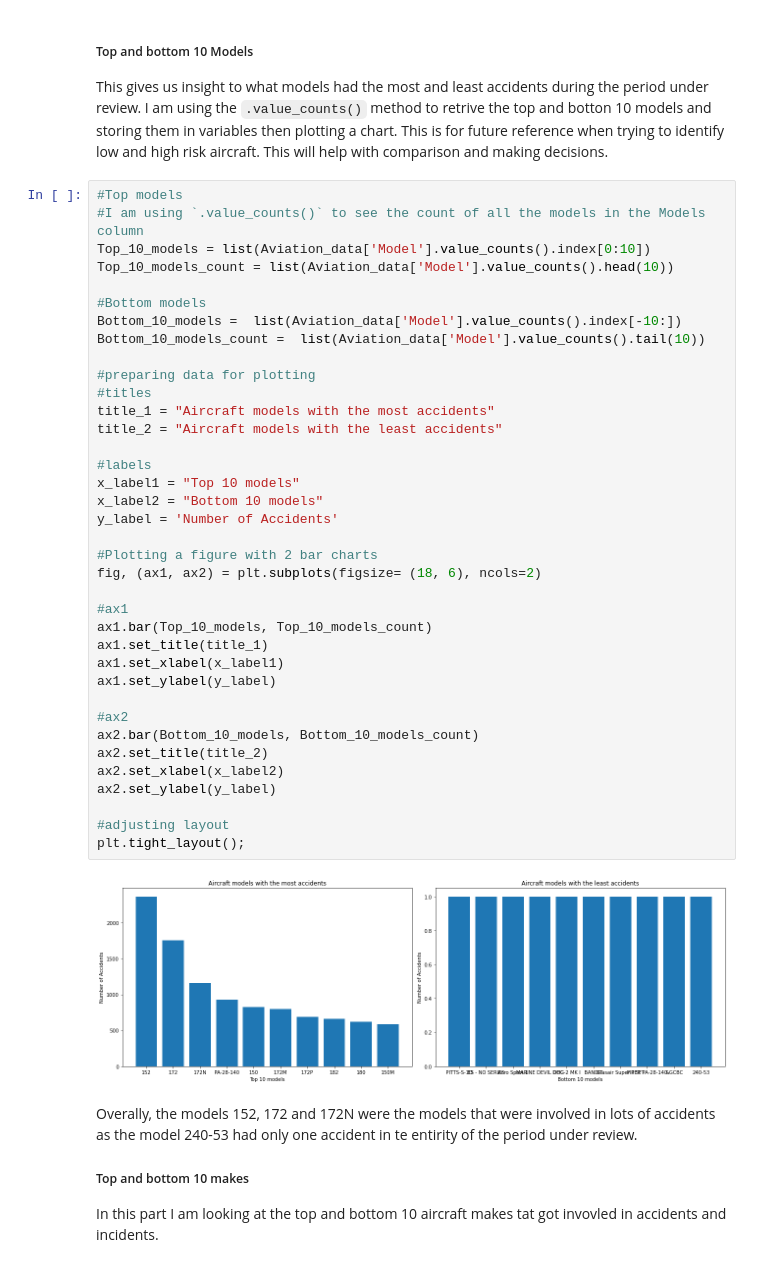
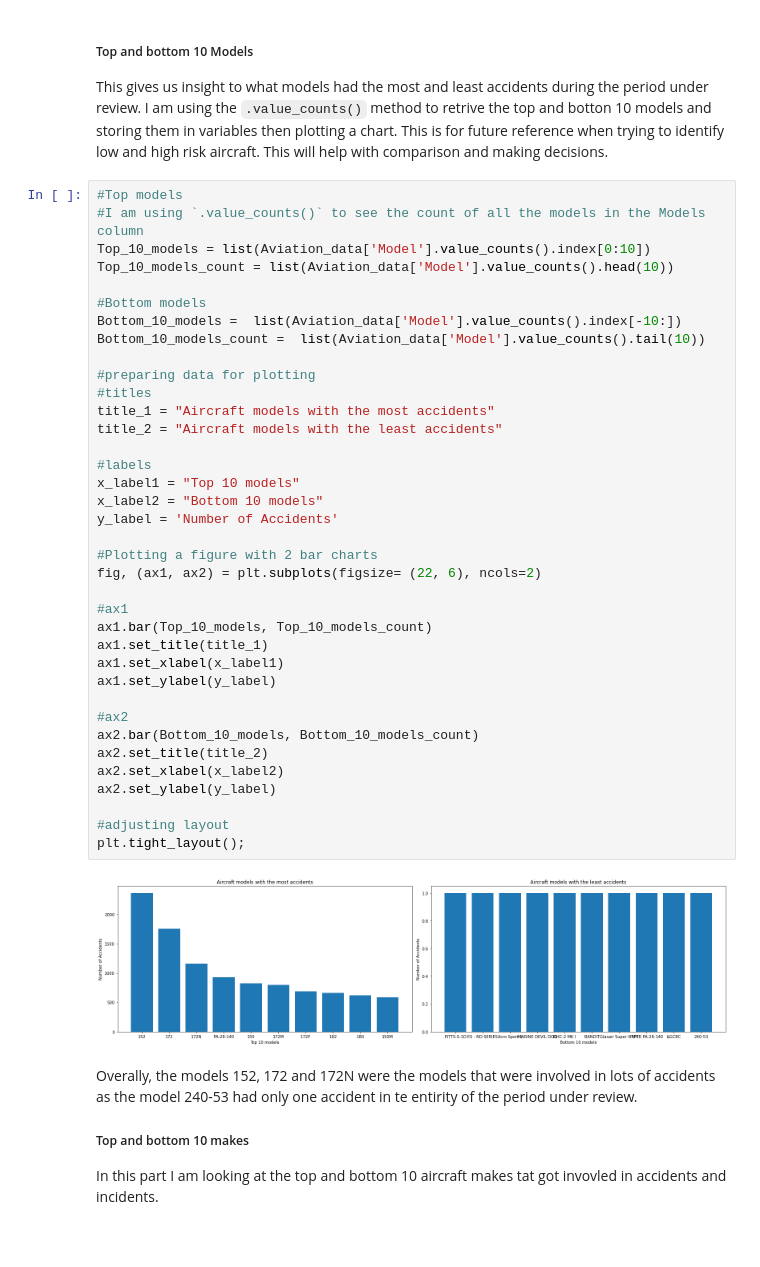
Before and after one commit to Assesa44/Phase1_project, a Jupyter notebook: notebook.ipynb, the cells around one changed output. Saved outputs shown, nothing was run; the diff lists cells and outputs as text; blank space fills up the shorter version.

```diff
--- a/notebook.ipynb
+++ b/notebook.ipynb
@@ -323,35 +350,35 @@ Top_10_models_count = list(Aviation_data['Model'].value_counts().head(10))
 Bottom_10_models =  list(Aviation_data['Model'].value_counts().index[-10:])
 Bottom_10_models_count =  list(Aviation_data['Model'].value_counts().tail(10))
 
 #preparing data for plotting
 #titles
 title_1 = "Aircraft models with the most accidents"
 title_2 = "Aircraft models with the least accidents"
 
 #labels
 x_label1 = "Top 10 models"
 x_label2 = "Bottom 10 models"
 y_label = 'Number of Accidents'
 
 #Plotting a figure with 2 bar charts
-fig, (ax1, ax2) = plt.subplots(figsize= (18, 6), ncols=2)
+fig, (ax1, ax2) = plt.subplots(figsize= (22, 6), ncols=2)
 
 #ax1
 ax1.bar(Top_10_models, Top_10_models_count)
 ax1.set_title(title_1)
 ax1.set_xlabel(x_label1)
 ax1.set_ylabel(y_label)
 
 #ax2
 ax2.bar(Bottom_10_models, Bottom_10_models_count)
 ax2.set_title(title_2)
 ax2.set_xlabel(x_label2)
 ax2.set_ylabel(y_label)
 
 #adjusting layout
 plt.tight_layout();
 # %% [output]
-[figure, old version]
+[figure, new version]
 # %% [markdown]
 Overally, the models 152, 172 and 172N were the models that were involved in lots of accidents as the model 240-53 had only one accident in te entirity of the period under review.
 
```
Also changed, not shown: parts of 18 cells of this notebook.
